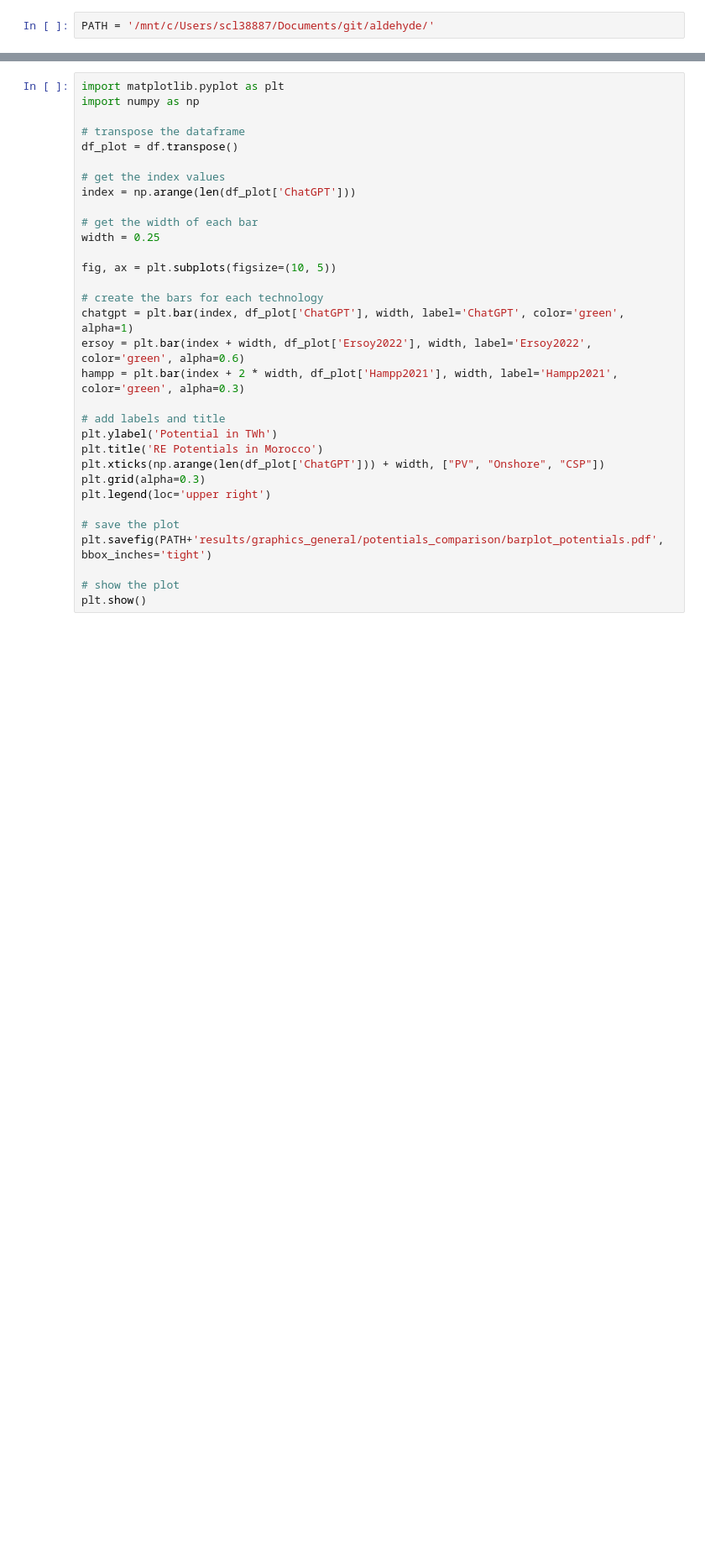
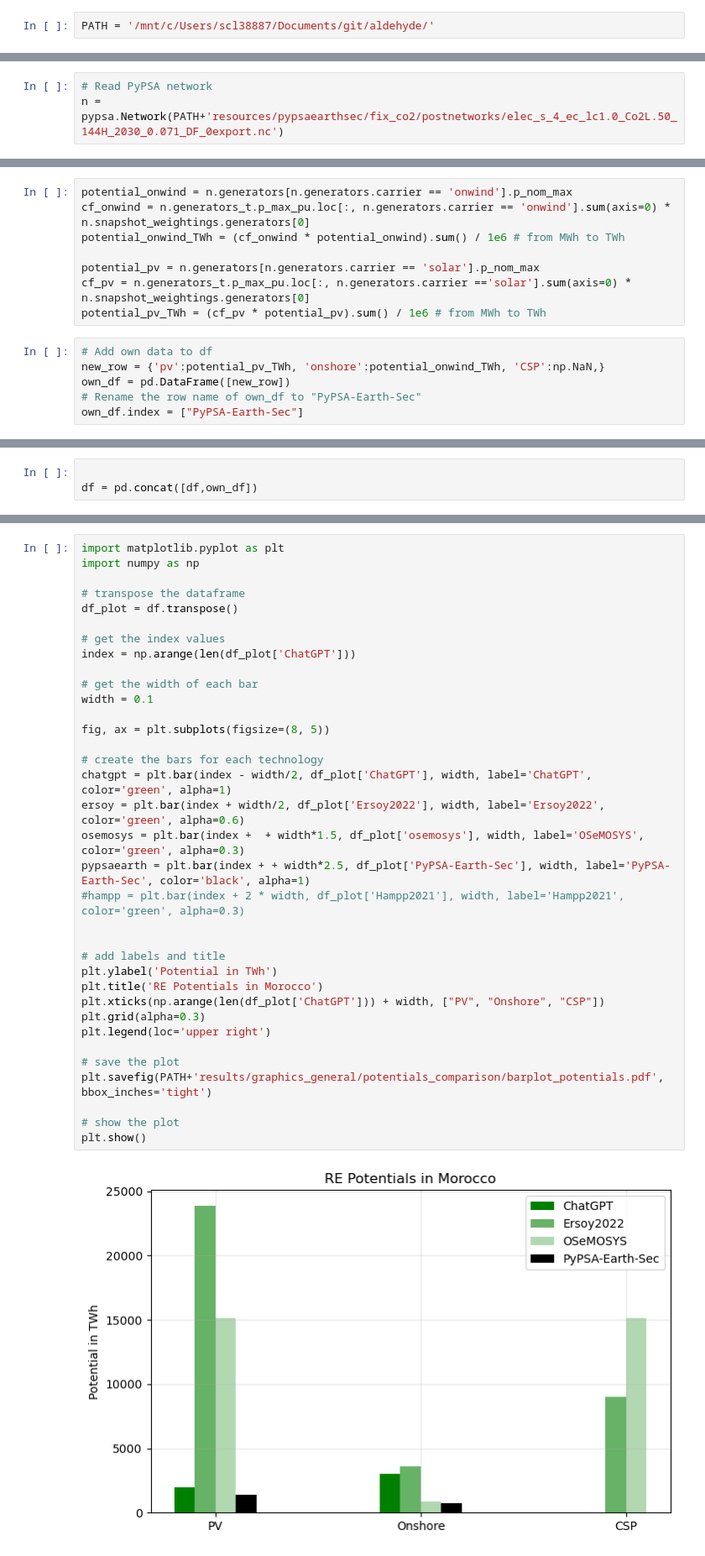
Before and after one commit to energyLS/aldehyde, a Jupyter notebook: workflow/notebooks/potentials_comparison.ipynb, the cells around one changed output, grey strips where cells are left out. Shown at 84% size. Saved outputs shown, nothing was run; the diff lists cells and outputs as text; blank space fills up the shorter version.

Commit message:
feat: include potential comparison in paper

```diff
--- a/workflow/notebooks/potentials_comparison.ipynb
+++ b/workflow/notebooks/potentials_comparison.ipynb
@@ -35,0 +51,3 @@ df
+# %%
+# Read PyPSA network
+n = pypsa.Network(PATH+'resources/pypsaearthsec/fix_co2/postnetworks/elec_s_4_ec_lc1.0_Co2L.50_144H_2030_0.071_DF_0export.nc')
@@ -35,0 +57,14 @@ df
+# %%
+potential_onwind = n.generators[n.generators.carrier == 'onwind'].p_nom_max
+cf_onwind = n.generators_t.p_max_pu.loc[:, n.generators.carrier == 'onwind'].sum(axis=0) * n.snapshot_weightings.generators[0]
+potential_onwind_TWh = (cf_onwind * potential_onwind).sum() / 1e6 # from MWh to TWh
+
+potential_pv = n.generators[n.generators.carrier == 'solar'].p_nom_max
+cf_pv = n.generators_t.p_max_pu.loc[:, n.generators.carrier =='solar'].sum(axis=0) * n.snapshot_weightings.generators[0]
+potential_pv_TWh = (cf_pv * potential_pv).sum() / 1e6 # from MWh to TWh
+# %%
+# Add own data to df
+new_row = {'pv':potential_pv_TWh, 'onshore':potential_onwind_TWh, 'CSP':np.NaN,}
+own_df = pd.DataFrame([new_row])
+# Rename the row name of own_df to "PyPSA-Earth-Sec"
+own_df.index = ["PyPSA-Earth-Sec"]
@@ -35,0 +73,3 @@ df
+# %%
+
+df = pd.concat([df,own_df])
@@ -36,34 +78,39 @@ df
 # %%
 import matplotlib.pyplot as plt
 import numpy as np
 
 # transpose the dataframe
 df_plot = df.transpose()
 
 # get the index values
 index = np.arange(len(df_plot['ChatGPT']))
 
 # get the width of each bar
-width = 0.25
+width = 0.1
 
-fig, ax = plt.subplots(figsize=(10, 5))
+fig, ax = plt.subplots(figsize=(8, 5))
 
 # create the bars for each technology
-chatgpt = plt.bar(index, df_plot['ChatGPT'], width, label='ChatGPT', color='green', alpha=1)
-ersoy = plt.bar(index + width, df_plot['Ersoy2022'], width, label='Ersoy2022', color='green', alpha=0.6)
-hampp = plt.bar(index + 2 * width, df_plot['Hampp2021'], width, label='Hampp2021', color='green', alpha=0.3)
+chatgpt = plt.bar(index - width/2, df_plot['ChatGPT'], width, label='ChatGPT', color='green', alpha=1)
+ersoy = plt.bar(index + width/2, df_plot['Ersoy2022'], width, label='Ersoy2022', color='green', alpha=0.6)
+osemosys = plt.bar(index +  + width*1.5, df_plot['osemosys'], width, label='OSeMOSYS', color='green', alpha=0.3)
+pypsaearth = plt.bar(index + + width*2.5, df_plot['PyPSA-Earth-Sec'], width, label='PyPSA-Earth-Sec', color='black', alpha=1)
+#hampp = plt.bar(index + 2 * width, df_plot['Hampp2021'], width, label='Hampp2021', color='green', alpha=0.3)
+
 
 # add labels and title
 plt.ylabel('Potential in TWh')
 plt.title('RE Potentials in Morocco')
 plt.xticks(np.arange(len(df_plot['ChatGPT'])) + width, ["PV", "Onshore", "CSP"])
 plt.grid(alpha=0.3)
 plt.legend(loc='upper right')
 
 # save the plot
 plt.savefig(PATH+'results/graphics_general/potentials_comparison/barplot_potentials.pdf', bbox_inches='tight')
 
 # show the plot
 plt.show()
+# %% [output]
+[figure, added]
 # %%
 # Plot the graph which is stored in results/graphics/morocco_potentials_IEE.png
```
Also changed, not shown: parts of 13 cells of this notebook, 3 other files.
